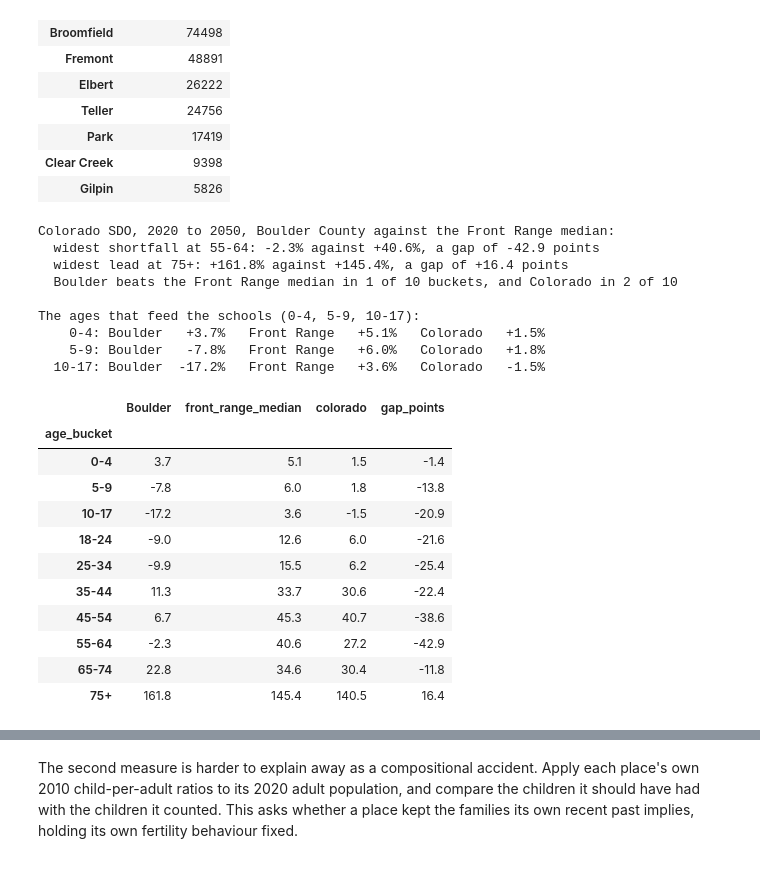
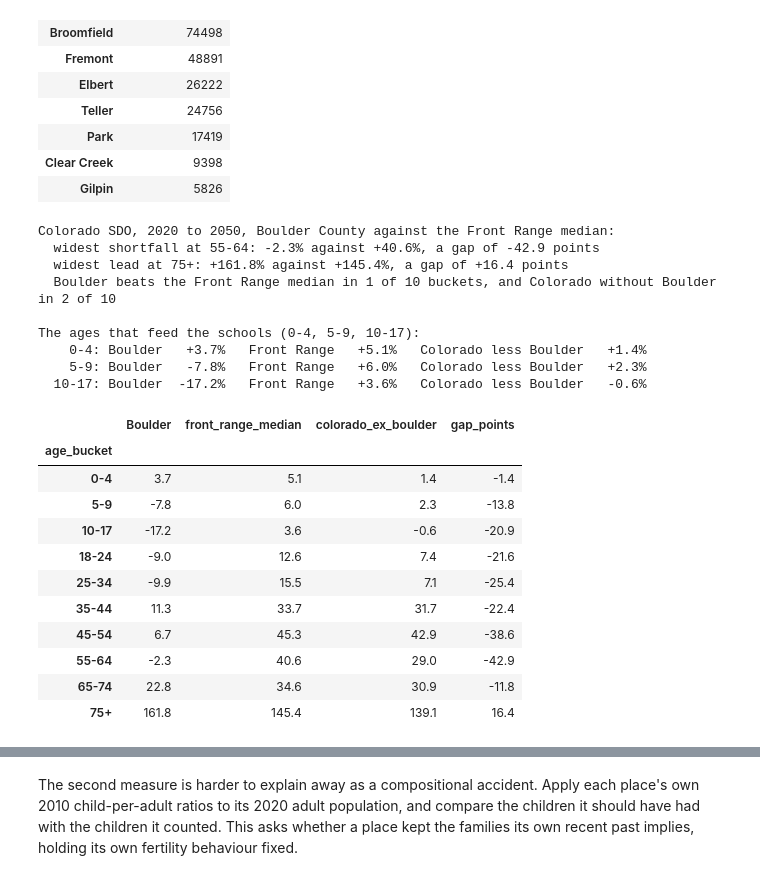
Before and after one commit to brianckeegan/charting-boulder, a Jupyter notebook: 2026-09-bvsd/bvsd-analysis.ipynb, the cells around one changed output, grey strips where cells are left out. Drawn from its saved outputs; the diff is of its cells as text; code cells hidden in the pictures.

```diff
--- a/2026-09-bvsd/bvsd-analysis.ipynb
+++ b/2026-09-bvsd/bvsd-analysis.ipynb
@@ -848,6 +852,17 @@ def sdo_bucket_population(frame, year):
 def sdo_bucket_change(frame, start=SDO_START, end=SDO_END):
     first, last = sdo_bucket_population(frame, start), sdo_bucket_population(frame, end)
     return {label: (last[label] / first[label] - 1) * 100 for label in first}
+
+# Colorado with Boulder County taken out, so the state series is not partly the county it is
+# being compared against. The published state row is the base; Boulder is subtracted from it
+# age by age and year by year rather than the counties being re-summed.
+state_age_s = (sya_df.loc[sya_df['countyfips'] == COLORADO_CODE]
+               .set_index(['year', 'age'])['totalpopulation'])
+boulder_age_s = (sya_df.loc[sya_df['county'] == 'Boulder']
+                 .set_index(['year', 'age'])['totalpopulation'])
+assert state_age_s.index.equals(boulder_age_s.index), 'the state and Boulder ladders do not line up'
+colorado_ex_boulder_df = (state_age_s - boulder_age_s).rename('totalpopulation').reset_index()
+assert colorado_ex_boulder_df['totalpopulation'].gt(0).all(), 'Boulder exceeds the state in some cell'
 
 front_range_pop_s = (sya_df.loc[(sya_df['year'] == SDO_START) & (sya_df['countyfips'] != COLORADO_CODE)]
                      .groupby('county')['totalpopulation'].sum().sort_values(ascending=False))
@@ -899,58 +914,58 @@ front_range_change_df = pd.DataFrame(
 sdo_profile_df = pd.DataFrame({
     'Boulder': pd.Series(sdo_bucket_change(sya_df[sya_df['county'] == 'Boulder'])),
     'front_range_median': front_range_change_df.median(),
-    'colorado': pd.Series(sdo_bucket_change(sya_df[sya_df['countyfips'] == COLORADO_CODE]))
+    'colorado_ex_boulder': pd.Series(sdo_bucket_change(colorado_ex_boulder_df))
 }).loc[[label for label, _, _ in AGE_BUCKETS]]
 sdo_profile_df.index.name = 'age_bucket'
 sdo_profile_df['gap_points'] = sdo_profile_df['Boulder'] - sdo_profile_df['front_range_median']
 
 # Integrity checks
 assert sdo_profile_df.notna().all().all(), 'a bucket produced no value'
 assert len(front_range_change_df) == len(comparison_counties_l), 'a comparison county is missing'
 # Boulder's own numbers must not come from the comparison group
 assert 'Boulder' not in front_range_change_df.index, 'Boulder leaked into the median'
 
 sdo_worst = sdo_profile_df['gap_points'].idxmin()
 sdo_best = sdo_profile_df['gap_points'].idxmax()
 school_age_l = [label for label, _, _ in AGE_BUCKETS[:SCHOOL_AGE_BUCKETS]]
 print(f'Colorado SDO, {SDO_START} to {SDO_END}, Boulder County against the Front Range median:')
 print(f"  widest shortfall at {sdo_worst}: {sdo_profile_df.loc[sdo_worst, 'Boulder']:+.1f}% against "
       f"{sdo_profile_df.loc[sdo_worst, 'front_range_median']:+.1f}%, a gap of "
       f"{sdo_profile_df.loc[sdo_worst, 'gap_points']:+.1f} points")
 print(f"  widest lead at {sdo_best}: {sdo_profile_df.loc[sdo_best, 'Boulder']:+.1f}% against "
       f"{sdo_profile_df.loc[sdo_best, 'front_range_median']:+.1f}%, a gap of "
       f"{sdo_profile_df.loc[sdo_best, 'gap_points']:+.1f} points")
 print(f"  Boulder beats the Front Range median in {int((sdo_profile_df.gap_points > 0).sum())} of "
-      f'{len(sdo_profile_df)} buckets, and Colorado in '
-      f"{int((sdo_profile_df.Boulder > sdo_profile_df.colorado).sum())} of {len(sdo_profile_df)}")
+      f'{len(sdo_profile_df)} buckets, and Colorado without Boulder in '
+      f"{int((sdo_profile_df.Boulder > sdo_profile_df.colorado_ex_boulder).sum())} of {len(sdo_profile_df)}")
 print(f"\nThe ages that feed the schools ({', '.join(school_age_l)}):")
 for label in school_age_l:
     row = sdo_profile_df.loc[label]
     print(f'  {label:>5}: Boulder {row.Boulder:+6.1f}%   Front Range {row.front_range_median:+6.1f}%   '
-          f'Colorado {row.colorado:+6.1f}%')
+          f'Colorado less Boulder {row.colorado_ex_boulder:+6.1f}%')
 sdo_profile_df.round(1)
 # %% [output]
 Colorado SDO, 2020 to 2050, Boulder County against the Front Range median:
   widest shortfall at 55-64: -2.3% against +40.6%, a gap of -42.9 points
   widest lead at 75+: +161.8% against +145.4%, a gap of +16.4 points
-  Boulder beats the Front Range median in 1 of 10 buckets, and Colorado in 2 of 10
+  Boulder beats the Front Range median in 1 of 10 buckets, and Colorado without Boulder in 2 of 10
 
 The ages that feed the schools (0-4, 5-9, 10-17):
-    0-4: Boulder   +3.7%   Front Range   +5.1%   Colorado   +1.5%
-    5-9: Boulder   -7.8%   Front Range   +6.0%   Colorado   +1.8%
-  10-17: Boulder  -17.2%   Front Range   +3.6%   Colorado   -1.5%
+    0-4: Boulder   +3.7%   Front Range   +5.1%   Colorado less Boulder   +1.4%
+    5-9: Boulder   -7.8%   Front Range   +6.0%   Colorado less Boulder   +2.3%
+  10-17: Boulder  -17.2%   Front Range   +3.6%   Colorado less Boulder   -0.6%
-|  | Boulder | front_range_median | colorado | gap_points |
+|  | Boulder | front_range_median | colorado_ex_boulder | gap_points |
 | age_bucket |  |  |  |  |
-| 0-4 | 3.7 | 5.1 | 1.5 | -1.4 |
-| 5-9 | -7.8 | 6.0 | 1.8 | -13.8 |
-| 10-17 | -17.2 | 3.6 | -1.5 | -20.9 |
-| 18-24 | -9.0 | 12.6 | 6.0 | -21.6 |
-| 25-34 | -9.9 | 15.5 | 6.2 | -25.4 |
-| 35-44 | 11.3 | 33.7 | 30.6 | -22.4 |
-| 45-54 | 6.7 | 45.3 | 40.7 | -38.6 |
-| 55-64 | -2.3 | 40.6 | 27.2 | -42.9 |
-| 65-74 | 22.8 | 34.6 | 30.4 | -11.8 |
-| 75+ | 161.8 | 145.4 | 140.5 | 16.4 |
+| 0-4 | 3.7 | 5.1 | 1.4 | -1.4 |
+| 5-9 | -7.8 | 6.0 | 2.3 | -13.8 |
+| 10-17 | -17.2 | 3.6 | -0.6 | -20.9 |
+| 18-24 | -9.0 | 12.6 | 7.4 | -21.6 |
+| 25-34 | -9.9 | 15.5 | 7.1 | -25.4 |
+| 35-44 | 11.3 | 33.7 | 31.7 | -22.4 |
+| 45-54 | 6.7 | 45.3 | 42.9 | -38.6 |
+| 55-64 | -2.3 | 40.6 | 29.0 | -42.9 |
+| 65-74 | 22.8 | 34.6 | 30.9 | -11.8 |
+| 75+ | 161.8 | 145.4 | 139.1 | 16.4 |
 # %%
 # Every county behind the median, printed rather than summarised
 front_range_display_df = front_range_change_df.copy()
```
Also changed, not shown: parts of 5 cells of this notebook, 3 other files.
